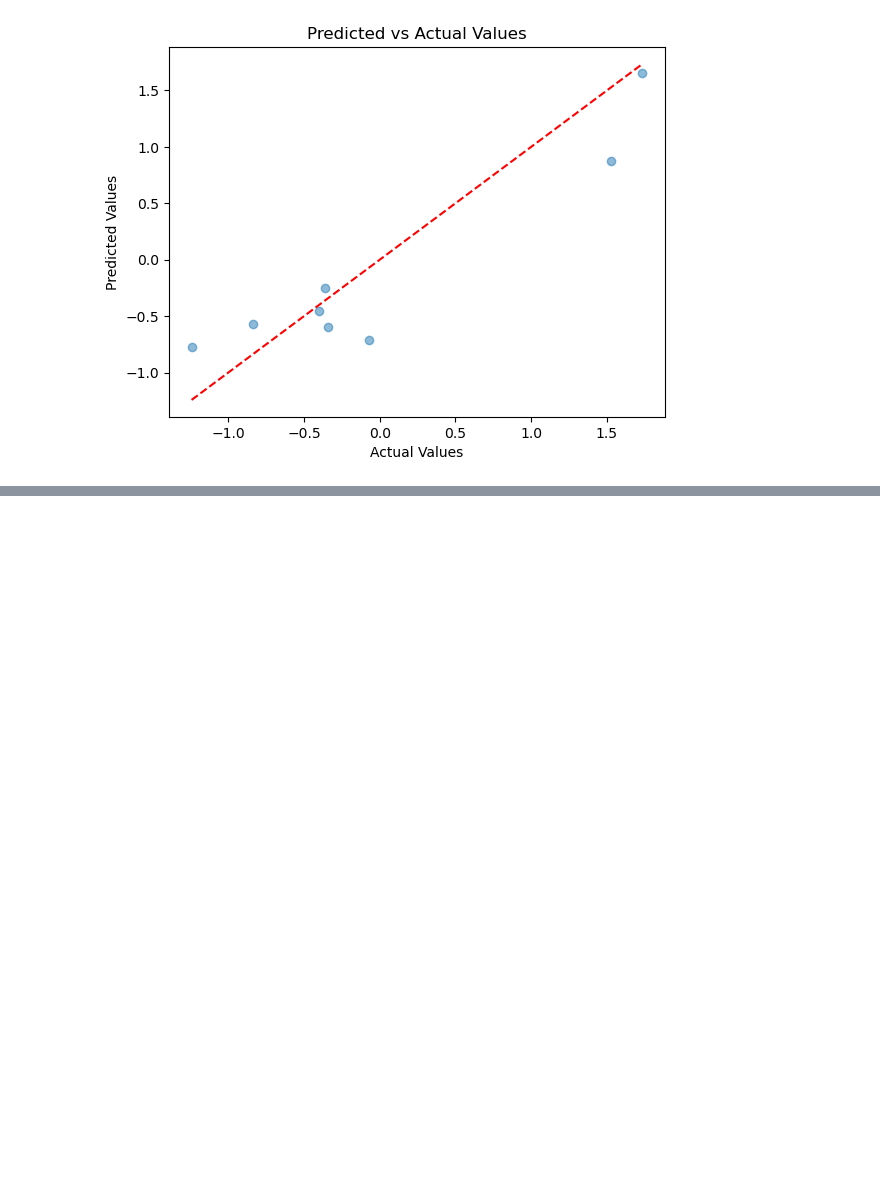
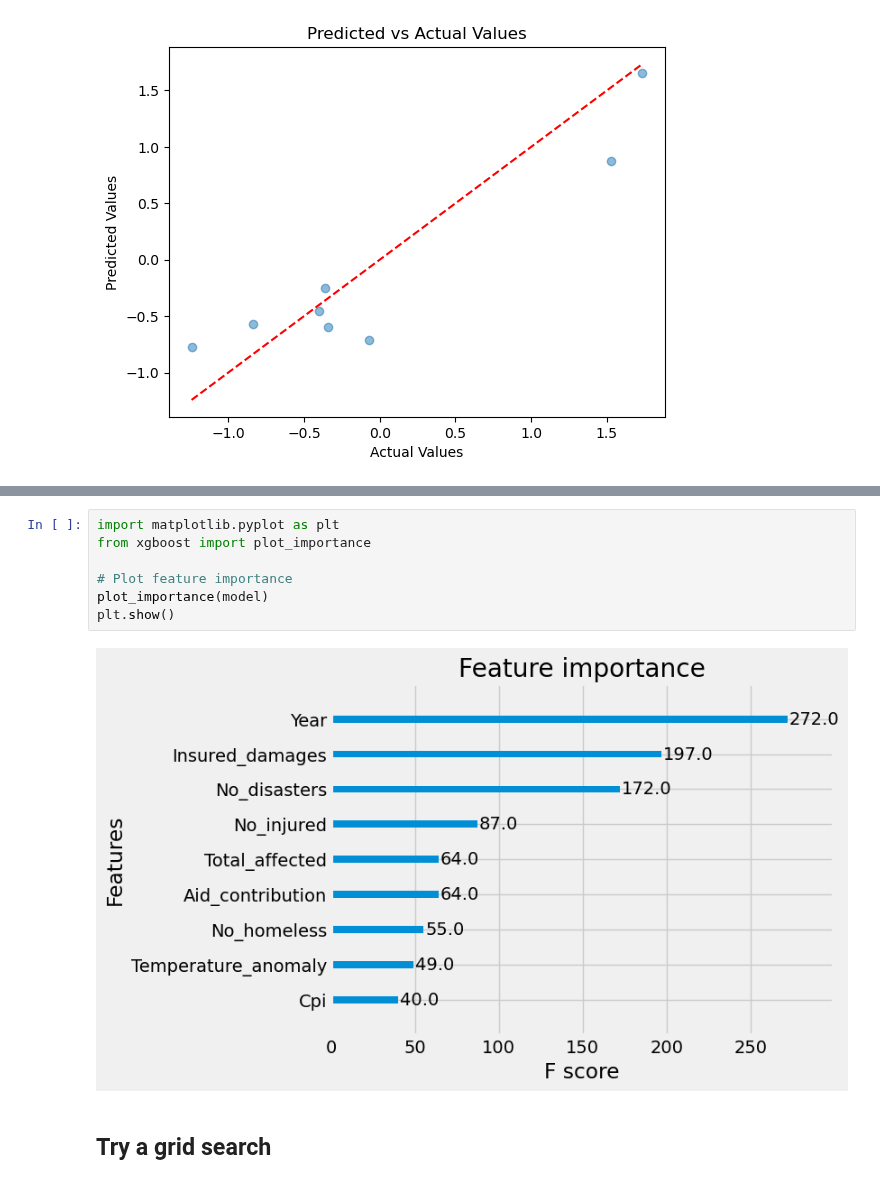
Before and after one commit to hellegje/fys-stk4155, a Jupyter notebook: Project3/Project3.ipynb, the cells around one changed output, grey strips where cells are left out. Drawn from its saved outputs; the diff is of its cells as text; blank space fills up the shorter version.

Commit message:
First implementation of XGBoost

```diff
--- a/Project3/Project3.ipynb
+++ b/Project3/Project3.ipynb
@@ -371,0 +438,11 @@ R-squared on Test Data: 0.8490094542503357
+# %%
+import matplotlib.pyplot as plt
+from xgboost import plot_importance
+
+# Plot feature importance
+plot_importance(model)
+plt.show()
+# %% [output]
+[figure, added]
+# %% [markdown]
+## Try a grid search
```
Also changed, not shown: parts of 6 cells of this notebook, 3 other files.
